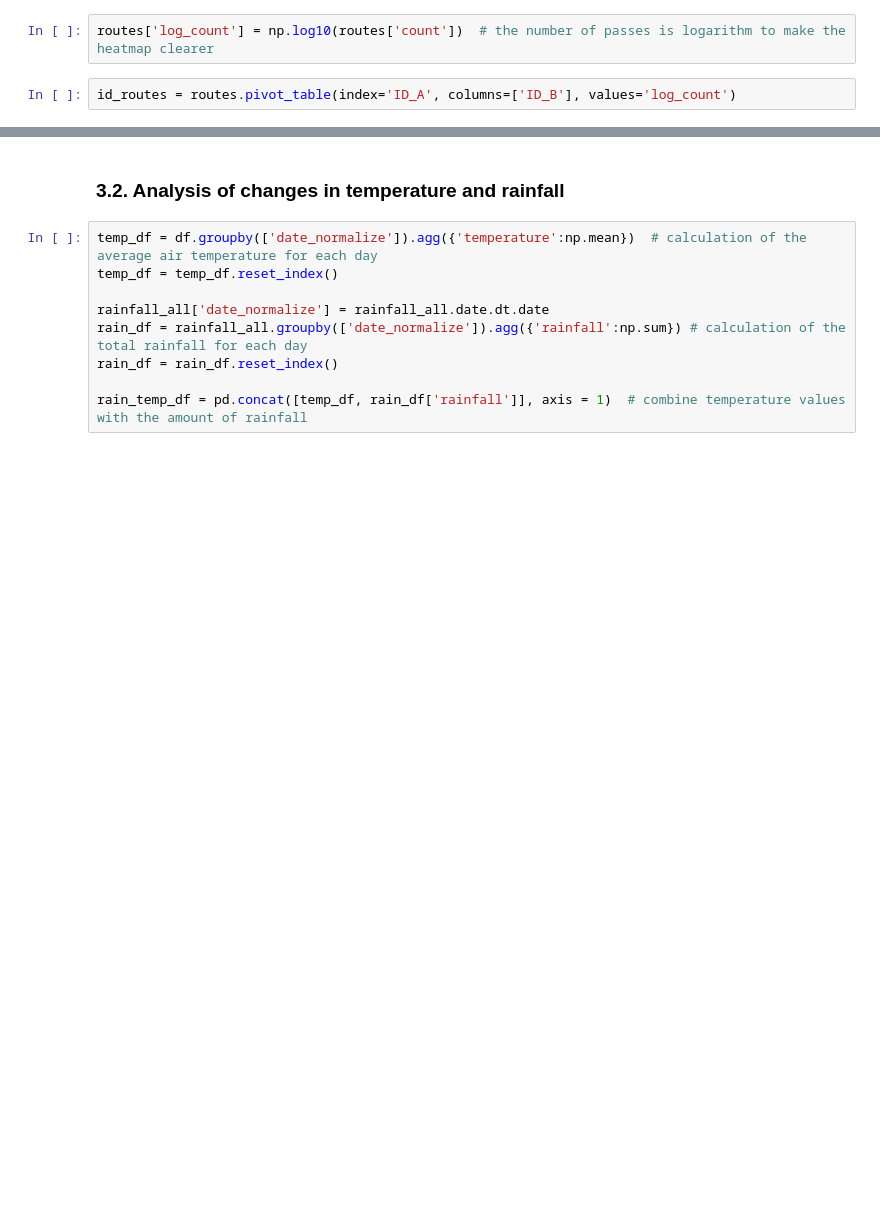
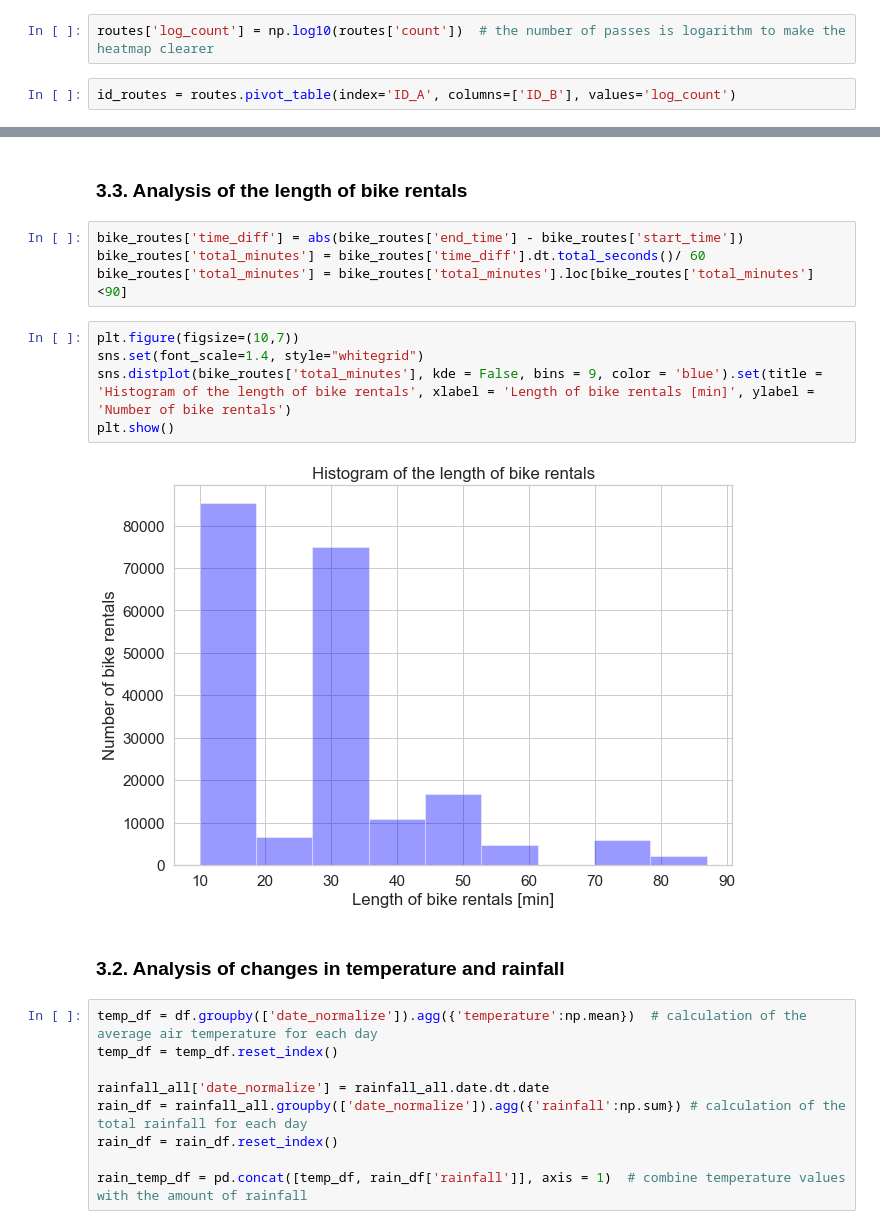
Before and after one commit to piekarsky/Exploratory-Data-Analysis-of-Bike-Sharing-Systems-in-Warsaw, a Jupyter notebook: source.ipynb, the cells around one changed output, grey strips where cells are left out. Drawn from its saved outputs; the diff is of its cells as text; blank space fills up the shorter version.

Commit message:
Add analysis of the length of bike rentals

```diff
--- a/source.ipynb
+++ b/source.ipynb
@@ -494,3 +501,16 @@ pp_map
+# %% [markdown]
+### 3.3. Analysis of the length of bike rentals
+# %%
+bike_routes['time_diff'] = abs(bike_routes['end_time'] - bike_routes['start_time'])
+bike_routes['total_minutes'] = bike_routes['time_diff'].dt.total_seconds()/ 60
+bike_routes['total_minutes'] = bike_routes['total_minutes'].loc[bike_routes['total_minutes'] <90]
+# %%
+plt.figure(figsize=(10,7))
+sns.set(font_scale=1.4, style="whitegrid")
+sns.distplot(bike_routes['total_minutes'], kde = False, bins = 9, color = 'blue').set(title = 'Histogram of the length of bike rentals', xlabel = 'Length of bike rentals [min]', ylabel = 'Number of bike rentals')
+plt.show()
+# %% [output]
+[figure, added]
 # %% [markdown]
 ### 3.2. Analysis of changes in temperature and rainfall
 # %%
```
Also changed, not shown: parts of 5 cells of this notebook.
